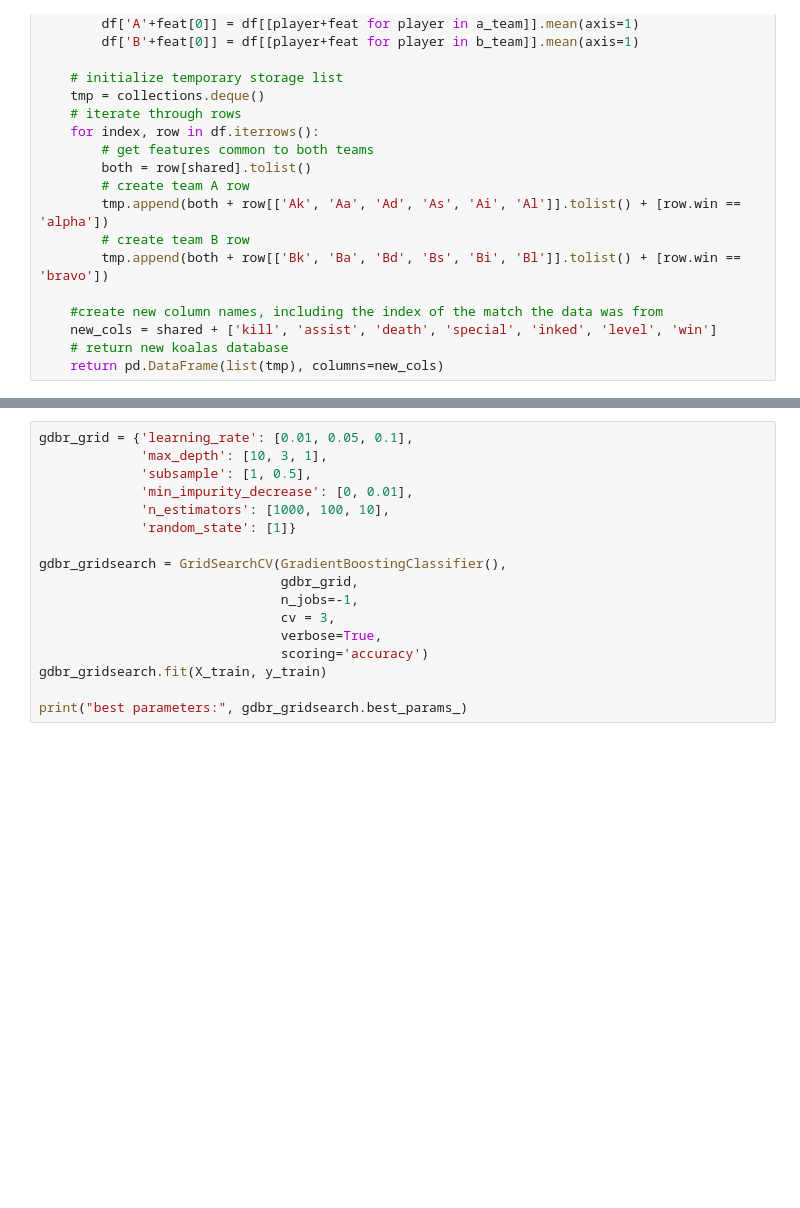
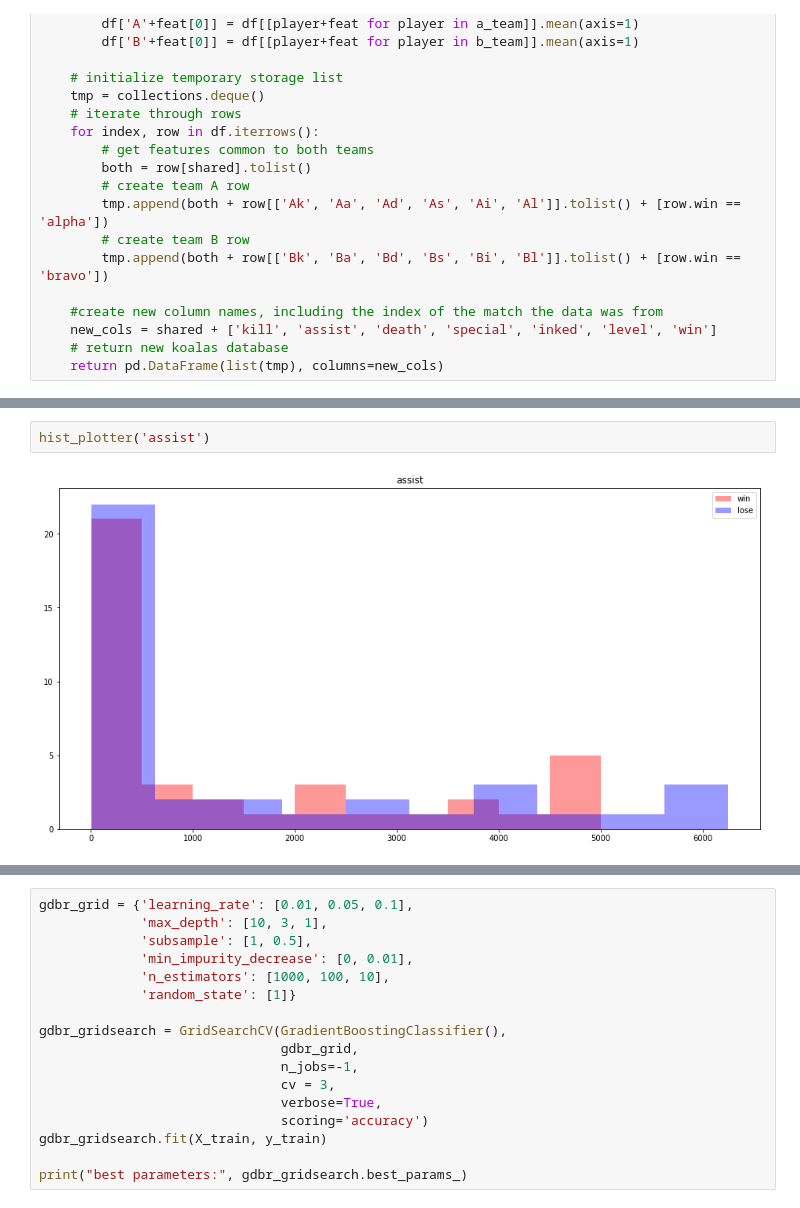
Before and after one commit to Rokushou/Splatoon-2-Meta-Modeling, a Jupyter notebook: Hard Reset.ipynb, the cells around one changed output, grey strips where cells are left out. Cells and saved outputs as stored; diff of their text form; blank space fills up the shorter version.

```diff
--- a/Hard Reset.ipynb
+++ b/Hard Reset.ipynb
@@ -214,0 +213,4 @@ bar_plotter('inked', test)
+# %%
+hist_plotter('assist')
+# %% [output]
+[figure, added]
```
Also changed, not shown: parts of 28 cells of this notebook, 1 other file.
